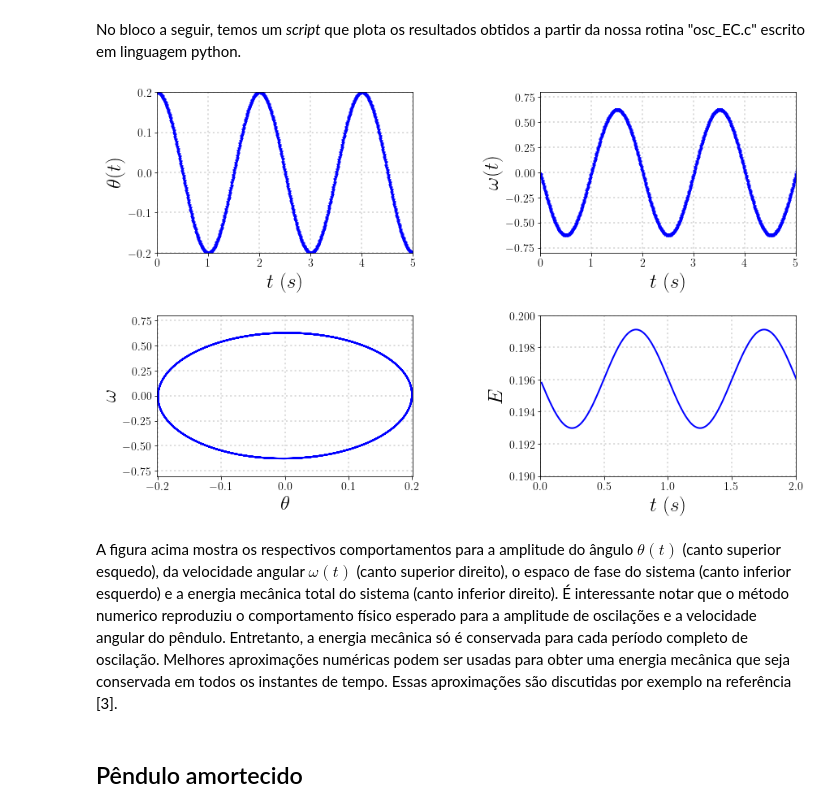
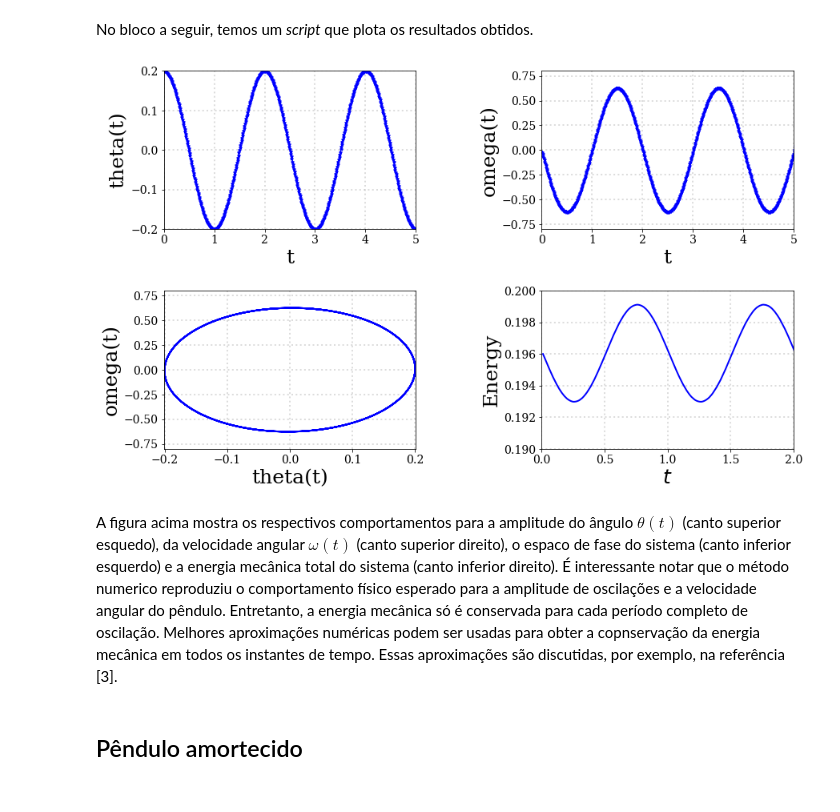
Before and after one commit to CarlenePSF/Introductory-Computational-Physics, a Jupyter notebook: oscilacoes.ipynb, the cells around one changed output. Drawn from its saved outputs; the diff is of its cells as text; code cells hidden in the pictures.

```diff
--- a/oscilacoes.ipynb
+++ b/oscilacoes.ipynb
@@ -101,68 +91,51 @@ for n0 in range(0,1000):
 # %% [markdown]
-No bloco a seguir, temos um *script* que plota os resultados obtidos a partir da nossa rotina "osc_EC.c" escrito em linguagem python.
+No bloco a seguir, temos um *script* que plota os resultados obtidos.
 # %%
 #visualizing results
-
-import numpy as np
 import matplotlib.pyplot as plt
-import matplotlib as mpl
-
-
-mpl.rc('text', usetex=True)
-mpl.rc('font', family='serif', weight = 'normal', style = 'normal',size = '14')
-
-font = {'family': 'serif',
-        'color':  'darkred',
-        'weight': 'normal',
-        'size': 12,
-        }
 # make these smaller to increase the resolution
 dx, dy = 0.10, 0.10
 
-#customizando o gráfico
-
 fig1 = plt.figure(figsize = (13,8))
 plt.subplots_adjust(top=0.96, bottom=0.14, left=0.14, right=0.98, wspace=0.5, hspace=0.39)
-#subplot(nrows, ncols, index, **kwargs)
 ax1 = fig1.add_subplot(2,2,1)
 ax2 = fig1.add_subplot(2,2,2)
 ax3 = fig1.add_subplot(2,2,3)
 ax4 = fig1.add_subplot(2,2,4)
 
+ax1.grid(which='major', color='DarkGray', alpha=0.4, linestyle=':', linewidth=2)
+ax1.set_xlim([0.0, 5.0])
+ax1.set_ylim([-0.2, 0.2])
+ax1.set_ylabel('theta(t)', fontsize=25)
+ax1.set_xlabel('t', fontsize=25)
+ax1.plot(time, position_mhs,'-*', color='Blue', lw=1, ms=4, markevery=1)
 
-ax1.grid(b=True, which='major', color='DarkGray', alpha=0.4, linestyle=':', linewidth=2)
-ax1.set_xlim([0.0,5.0])
-ax1.set_ylim([-0.2,0.2])
-ax1.set_ylabel("$\\theta(t)$ ",fontsize=25)
-ax1.set_xlabel('$t \ (s)$',fontsize=25)
-ax1.plot(t,theta,'-*', color='Blue', lw=1, ms=4,markevery=1)
+ax2.grid(which='major', color='DarkGray', alpha=0.4, linestyle=':', linewidth=2)
+ax2.set_xlim([0.0, 5.0])
+ax2.set_ylim([-0.8, 0.8])
+ax2.set_ylabel('omega(t)', fontsize=25)
+ax2.set_xlabel('t', fontsize=25)
+ax2.plot(time, velocity_mhs,'-*', color='Blue', lw=1, ms=4, markevery=1)
 
-ax2.grid(b=True, which='major', color='DarkGray', alpha=0.4, linestyle=':', linewidth=2)
-ax2.set_xlim([0.0,5.0])
-ax2.set_ylim([-0.8,0.8])
-ax2.set_ylabel("$\\omega(t)$ ",fontsize=25)
-ax2.set_xlabel('$t \ (s)$',fontsize=25)
-ax2.plot(t,omega,'-*', color='Blue', lw=1, ms=4,markevery=1)
+ax3.grid(which='major', color='DarkGray', alpha=0.4, linestyle=':', linewidth=2)
+ax3.set_xlim([-0.201, 0.201])
+ax3.set_ylim([-0.8, 0.8])
+ax3.set_ylabel('omega(t)', fontsize=25)
+ax3.set_xlabel('theta(t)', fontsize=25)
+ax3.plot(position_mhs, velocity_mhs, '-', color='Blue',  lw=2, ms=4, markevery=1)
 
-ax3.grid(b=True, which='major', color='DarkGray', alpha=0.4, linestyle=':', linewidth=2)
-ax3.set_xlim([-0.201,0.201])
-ax3.set_ylim([-0.8,0.8])
-ax3.set_ylabel("$\\omega$ ",fontsize=25)
-ax3.set_xlabel('$\\theta$',fontsize=25)
-ax3.plot(theta,omega,'-', color='Blue',  lw=2, ms=4,markevery=1)
-
-ax4.grid(b=True, which='major', color='DarkGray', alpha=0.4, linestyle=':', linewidth=2)
-ax4.set_xlim([0.0,2.0])
-ax4.set_ylim([0.19,0.2])
-ax4.set_ylabel("$E$ ",fontsize=25)
-ax4.set_xlabel('$ t \ (s)$',fontsize=25)
-ax4.plot(t,E,'-', color='Blue', lw=2, ms=4,markevery=1)
+ax4.grid(which='major', color='DarkGray', alpha=0.4, linestyle=':', linewidth=2)
+ax4.set_xlim([0.0, 2.0])
+ax4.set_ylim([0.19, 0.2])
+ax4.set_ylabel('Energy', fontsize=25)
+ax4.set_xlabel('$t$', fontsize=25)
+ax4.plot(time, energy_mhs, '-', color='Blue', lw=2, ms=4, markevery=1)
 
 plt.show()
 # %% [output]
-[figure, old version]
+[figure, new version]
 # %% [markdown]
-A figura acima mostra os respectivos comportamentos para a amplitude do ângulo $\theta(t)$ (canto superior esquedo), da velocidade angular $\omega(t)$ (canto superior direito), o espaco de fase do sistema (canto inferior esquerdo) e a energia mecânica total do sistema (canto inferior direito). É interessante notar que o método numerico reproduziu o comportamento físico esperado para a amplitude de oscilações e a velocidade angular do pêndulo. Entretanto, a energia mecânica só é conservada para cada período completo de oscilação. Melhores aproximações numéricas podem ser usadas para obter uma energia mecânica que seja conservada em todos os instantes de tempo. Essas aproximações são discutidas por exemplo na referência [3].
+A figura acima mostra os respectivos comportamentos para a amplitude do ângulo $\theta(t)$ (canto superior esquedo), da velocidade angular $\omega(t)$ (canto superior direito), o espaco de fase do sistema (canto inferior esquerdo) e a energia mecânica total do sistema (canto inferior direito). É interessante notar que o método numerico reproduziu o comportamento físico esperado para a amplitude de oscilações e a velocidade angular do pêndulo. Entretanto, a energia mecânica só é conservada para cada período completo de oscilação. Melhores aproximações numéricas podem ser usadas para obter a copnservação da energia mecânica em todos os instantes de tempo. Essas aproximações são discutidas, por exemplo, na referência [3].
 # %% [markdown]
 ## Pêndulo amortecido
 # %% [markdown]
```
Also changed, not shown: parts of 12 cells of this notebook, 5 other files.
